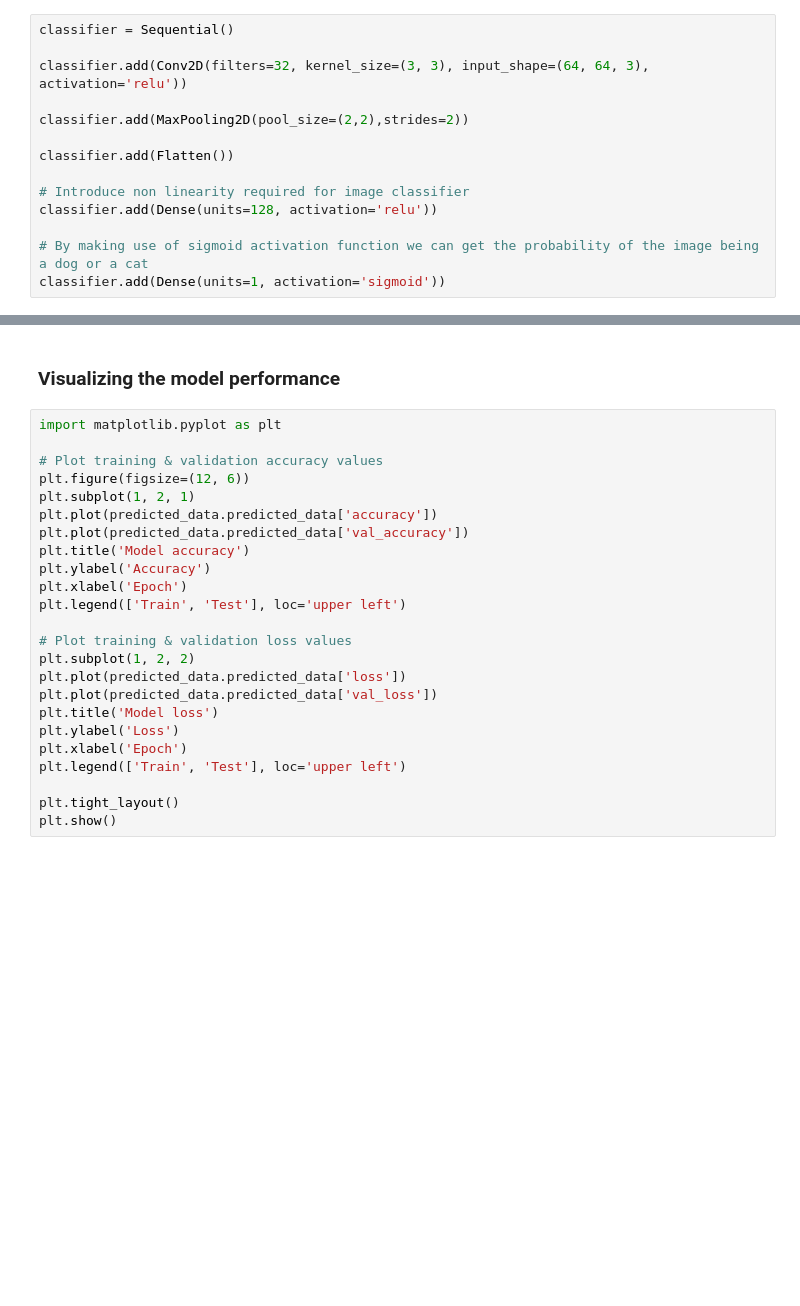
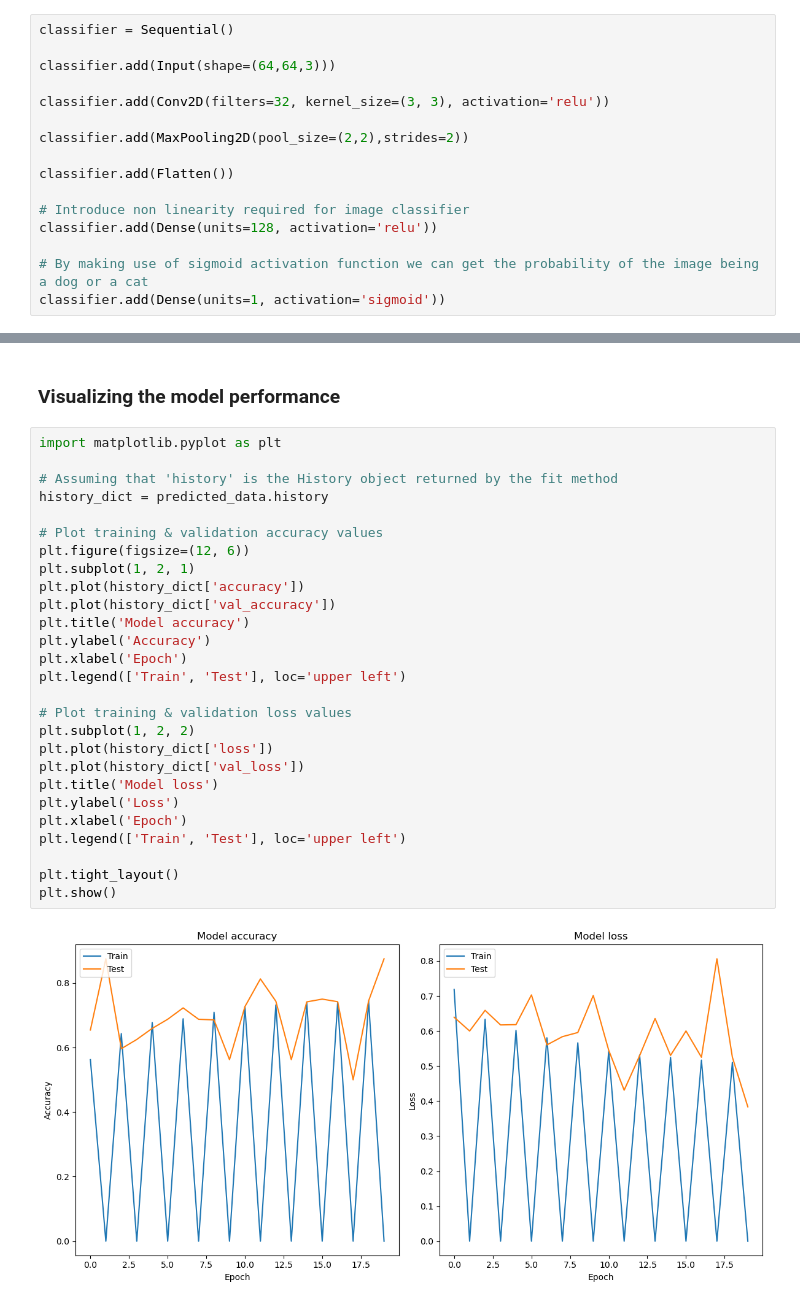
Before and after one commit to Prajwal-ak-0/AI, a Jupyter notebook: DL & NN/CNN/cnn.ipynb, the cells around one changed output, grey strips where cells are left out. Cells and saved outputs as stored; diff of their text form; blank space fills up the shorter version.

```diff
--- a/DL & NN/CNN/cnn.ipynb
+++ b/DL & NN/CNN/cnn.ipynb
@@ -15,7 +16,9 @@ from tensorflow.keras.layers import Flatten
 # %%
 classifier = Sequential()
 
-classifier.add(Conv2D(filters=32, kernel_size=(3, 3), input_shape=(64, 64, 3), activation='relu'))
+classifier.add(Input(shape=(64,64,3)))
+
+classifier.add(Conv2D(filters=32, kernel_size=(3, 3), activation='relu'))
 
 classifier.add(MaxPooling2D(pool_size=(2,2),strides=2))
 
@@ -81,25 +108,30 @@ predicted_data = classifier.fit(
 ### Visualizing the model performance
 # %%
 import matplotlib.pyplot as plt
+
+# Assuming that 'history' is the History object returned by the fit method
+history_dict = predicted_data.history
 
 # Plot training & validation accuracy values
 plt.figure(figsize=(12, 6))
 plt.subplot(1, 2, 1)
-plt.plot(predicted_data.predicted_data['accuracy'])
-plt.plot(predicted_data.predicted_data['val_accuracy'])
+plt.plot(history_dict['accuracy'])
+plt.plot(history_dict['val_accuracy'])
 plt.title('Model accuracy')
 plt.ylabel('Accuracy')
 plt.xlabel('Epoch')
 plt.legend(['Train', 'Test'], loc='upper left')
 
 # Plot training & validation loss values
 plt.subplot(1, 2, 2)
-plt.plot(predicted_data.predicted_data['loss'])
-plt.plot(predicted_data.predicted_data['val_loss'])
+plt.plot(history_dict['loss'])
+plt.plot(history_dict['val_loss'])
 plt.title('Model loss')
 plt.ylabel('Loss')
 plt.xlabel('Epoch')
 plt.legend(['Train', 'Test'], loc='upper left')
 
 plt.tight_layout()
 plt.show()
+# %% [output]
+[figure, added]
```
Also changed, not shown: parts of 3 cells of this notebook.
